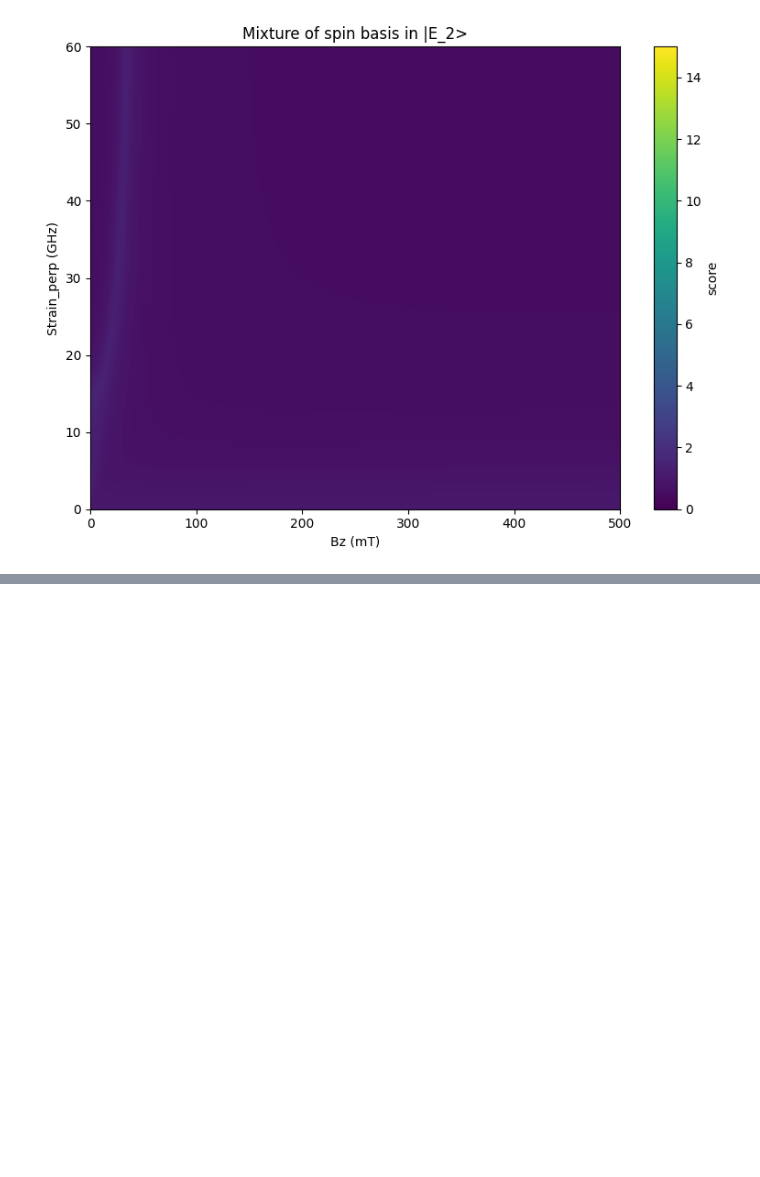
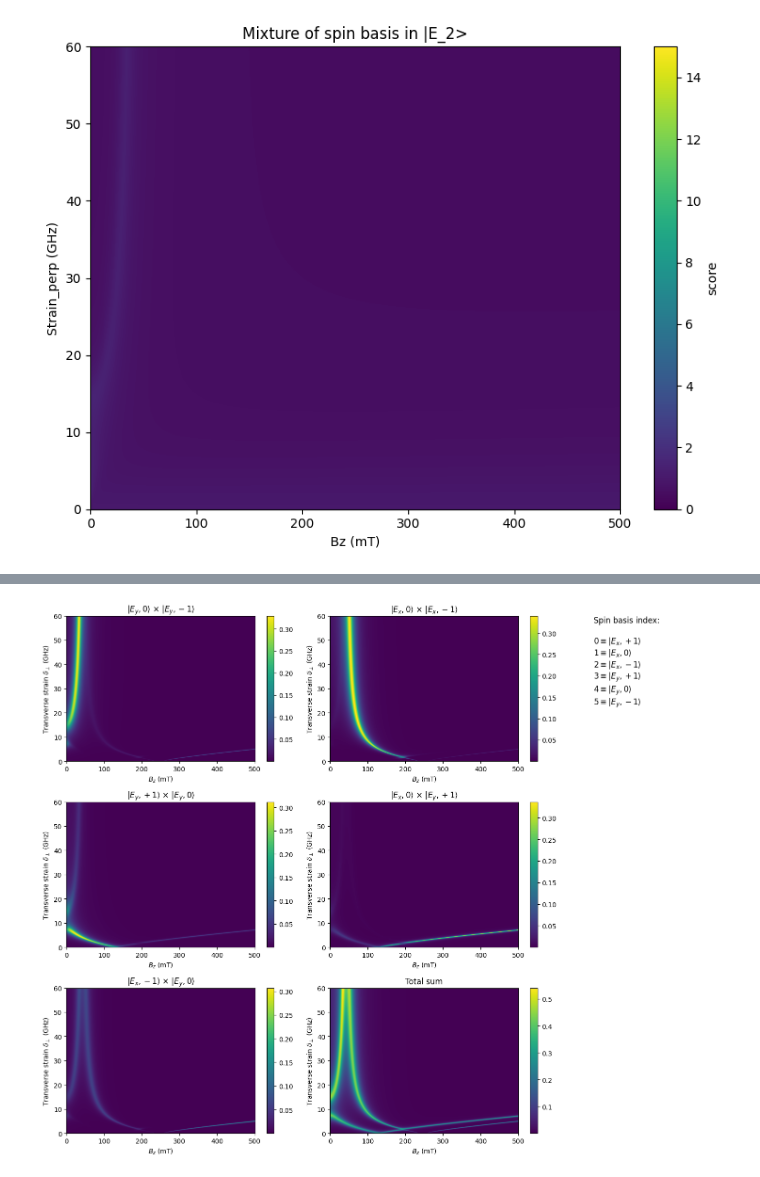
Before and after one commit to Risei412/EIT, a Jupyter notebook: Inte_mapping of spin state .ipynb, the cells around one changed output, grey strips where cells are left out. Saved outputs shown, nothing was run; the diff lists cells and outputs as text; code cells hidden in the pictures; blank space fills up the shorter version.

```diff
--- a/Inte_mapping of spin state .ipynb
+++ b/Inte_mapping of spin state .ipynb
@@ -216,0 +536,7 @@ for spinbasis in range(6):
+# %%
+strain_perp_values = np.linspace(0, 60e9, 1000)
+Bz_values = np.linspace(0, 5000e-4, 1000)
+selected_pairs = [(4, 5), (1, 2), (3, 4), (1,3), (2,4)]
+map_spin_basis_combined(selected_pairs, strain_perp_values, Bz_values)
+# %% [output]
+[figure, added]
```
Also changed, not shown: parts of 11 cells of this notebook.
